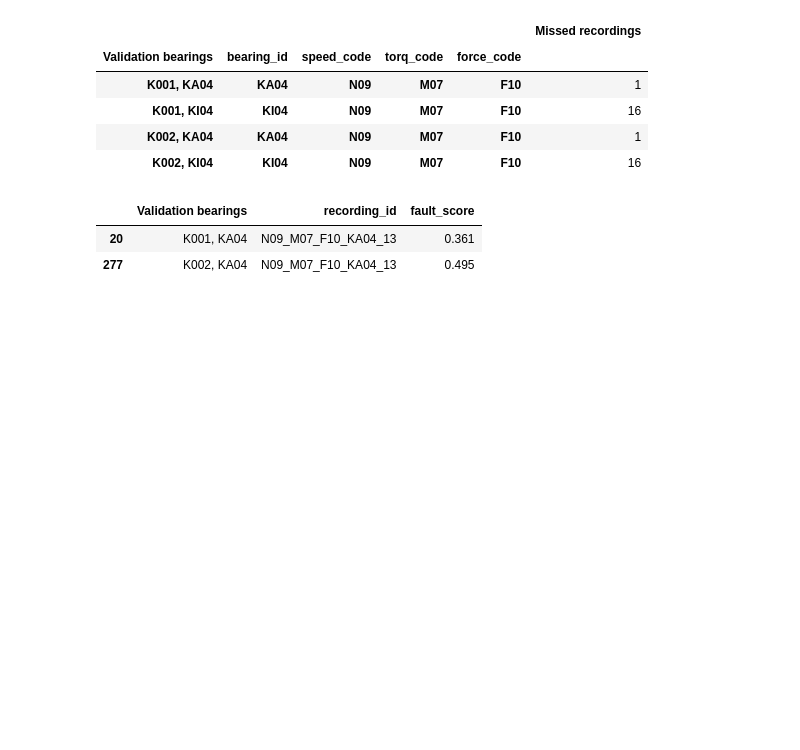
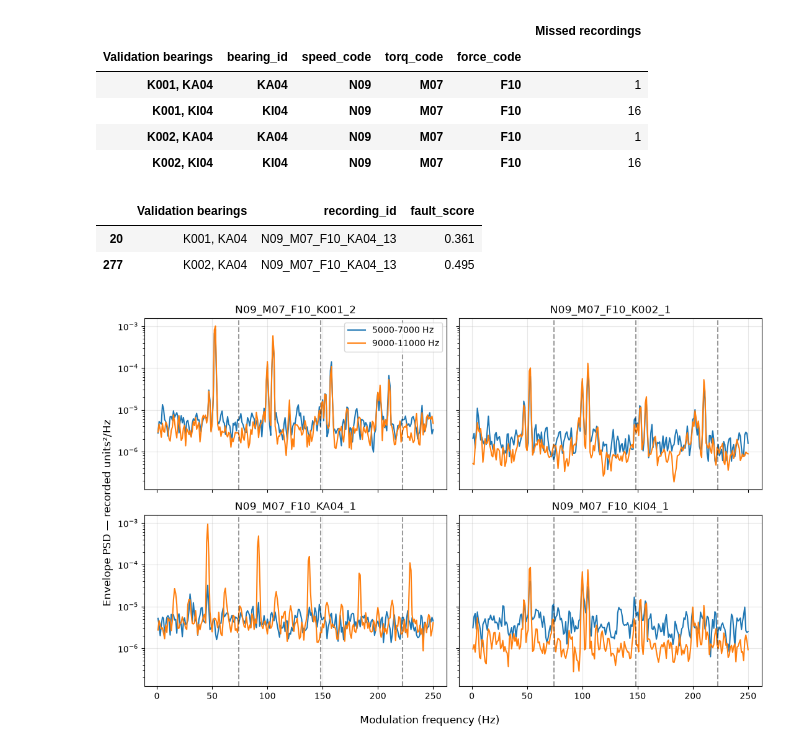
Before and after one commit to amitkumar981/Bearing-fault-detection-, a Jupyter notebook: notebooks/06_envelope_features.ipynb, the cells around one changed output. Saved outputs shown, nothing was run; the diff lists cells and outputs as text; code cells hidden in the pictures; blank space fills up the shorter version.

```diff
--- a/notebooks/06_envelope_features.ipynb
+++ b/notebooks/06_envelope_features.ipynb
@@ -993,3 +993,31 @@ recording_predictions.to_csv(
 recording_results.to_csv(
     tables / "envelope_logistic_recording_results.csv", index=False
 )
+# %%
+records_900 = development[
+    development["speed_code"].eq("N09")
+].sort_values(["bearing_id", "recording_no"]).drop_duplicates("bearing_id")
+
+fig, axes = plt.subplots(2, 2, figsize=(11, 7), sharex=True, sharey=True)
+
+for ax, (_, record) in zip(axes.flat, records_900.iterrows()):
+    x = load_signal(project / "data/raw/paderborn" / record["relative_path"])
+    target = bpfi_reference * float(record["speed_setting_rpm"]) / 1500
+
+    for low, high in [(5000, 7000), (9000, 11000)]:
+        f, p = envelope_psd(x, low, high)
+        view = (f >= 1) & (f <= 250)
+        ax.semilogy(f[view], p[view], label=f"{low}-{high} Hz")
+
+    for harmonic in [1, 2, 3]:
+        ax.axvline(harmonic * target, color="black", ls="--", alpha=0.4)
+
+    ax.set_title(record["recording_id"])
+    ax.grid(alpha=0.3)
+
+axes[0, 0].legend()
+fig.supxlabel("Modulation frequency (Hz)")
+fig.supylabel("Envelope PSD — recorded units²/Hz")
+plt.tight_layout()
+# %% [output]
+[figure, added]
```
Also changed, not shown: parts of 3 cells of this notebook, 6 other files.
